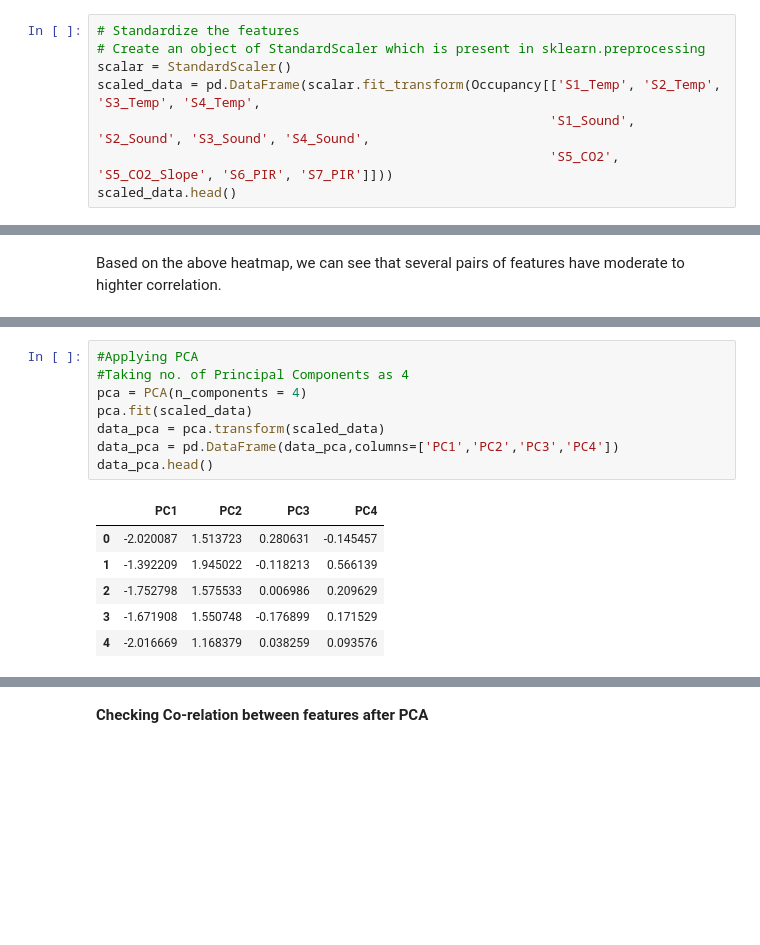
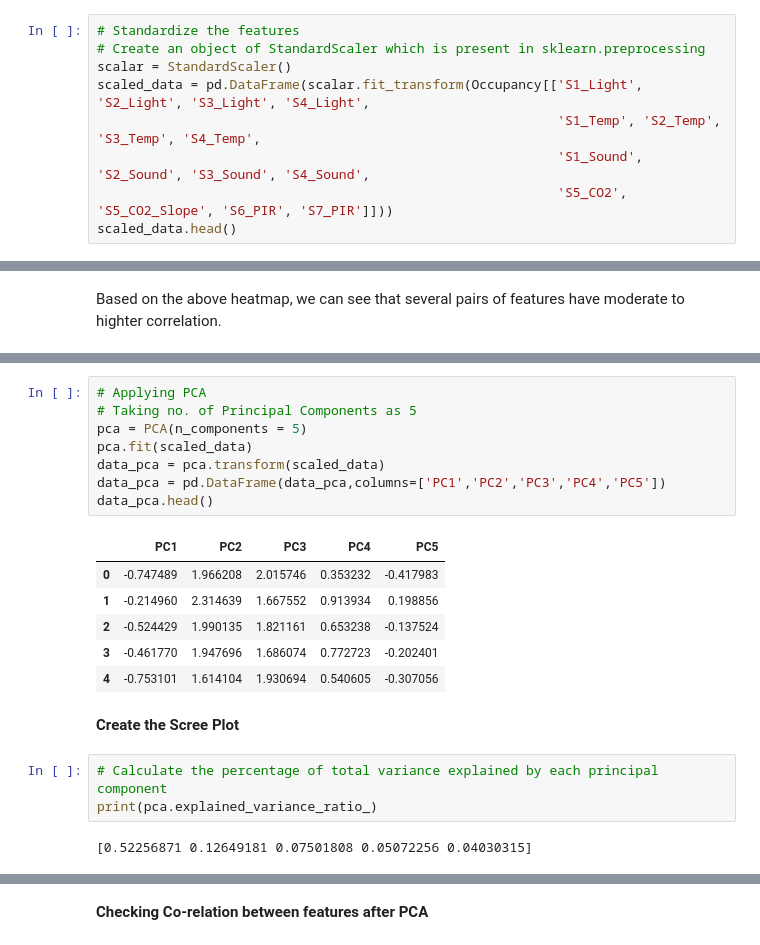
Before and after one commit to jeffreyfitzpatrick/Big-Data-Analytics-Capstone-Project, a Jupyter notebook: Dimensionality_Reduction.ipynb, the cells around one changed output, grey strips where cells are left out. Drawn from its saved outputs; the diff is of its cells as text; blank space fills up the shorter version.

```diff
--- a/Dimensionality_Reduction.ipynb
+++ b/Dimensionality_Reduction.ipynb
@@ -82,9 +82,10 @@ To replicate the results of the Singh et al. study, exclude the light features.
 # Standardize the features
 # Create an object of StandardScaler which is present in sklearn.preprocessing
 scalar = StandardScaler()
-scaled_data = pd.DataFrame(scalar.fit_transform(Occupancy[['S1_Temp', 'S2_Temp', 'S3_Temp', 'S4_Temp',
-                                                          'S1_Sound', 'S2_Sound', 'S3_Sound', 'S4_Sound',
-                                                          'S5_CO2', 'S5_CO2_Slope', 'S6_PIR', 'S7_PIR']]))
+scaled_data = pd.DataFrame(scalar.fit_transform(Occupancy[['S1_Light', 'S2_Light', 'S3_Light', 'S4_Light',
+                                                           'S1_Temp', 'S2_Temp', 'S3_Temp', 'S4_Temp',
+                                                           'S1_Sound', 'S2_Sound', 'S3_Sound', 'S4_Sound',
+                                                           'S5_CO2', 'S5_CO2_Slope', 'S6_PIR', 'S7_PIR']]))
 scaled_data.head()
 # %% [output]
 |  | 0 | 1 | 2 | 3 | 4 | 5 | 6 | 7 | 8 | 9 | 10 | ... |
@@ -110,15 +111,22 @@ To replicate the results of the Singh et al. study, choose 4 as the number of pr
 # %%
-#Applying PCA
-#Taking no. of Principal Components as 4
-pca = PCA(n_components = 4)
+# Applying PCA
+# Taking no. of Principal Components as 5
+pca = PCA(n_components = 5)
 pca.fit(scaled_data)
 data_pca = pca.transform(scaled_data)
-data_pca = pd.DataFrame(data_pca,columns=['PC1','PC2','PC3','PC4'])
+data_pca = pd.DataFrame(data_pca,columns=['PC1','PC2','PC3','PC4','PC5'])
 data_pca.head()
 # %% [output]
-|  | PC1 | PC2 | PC3 | PC4 |
-| 0 | -2.020087 | 1.513723 | 0.280631 | -0.145457 |
-| 1 | -1.392209 | 1.945022 | -0.118213 | 0.566139 |
-| 2 | -1.752798 | 1.575533 | 0.006986 | 0.209629 |
-| 3 | -1.671908 | 1.550748 | -0.176899 | 0.171529 |
-| 4 | -2.016669 | 1.168379 | 0.038259 | 0.093576 |
+|  | PC1 | PC2 | PC3 | PC4 | PC5 |
+| 0 | -0.747489 | 1.966208 | 2.015746 | 0.353232 | -0.417983 |
+| 1 | -0.214960 | 2.314639 | 1.667552 | 0.913934 | 0.198856 |
+| 2 | -0.524429 | 1.990135 | 1.821161 | 0.653238 | -0.137524 |
+| 3 | -0.461770 | 1.947696 | 1.686074 | 0.772723 | -0.202401 |
+| 4 | -0.753101 | 1.614104 | 1.930694 | 0.540605 | -0.307056 |
+# %% [markdown]
+**Create the Scree Plot**
+# %%
+# Calculate the percentage of total variance explained by each principal component
+print(pca.explained_variance_ratio_)
+# %% [output]
+[0.52256871 0.12649181 0.07501808 0.05072256 0.04030315]
```
Also changed, not shown: parts of 11 cells of this notebook.
